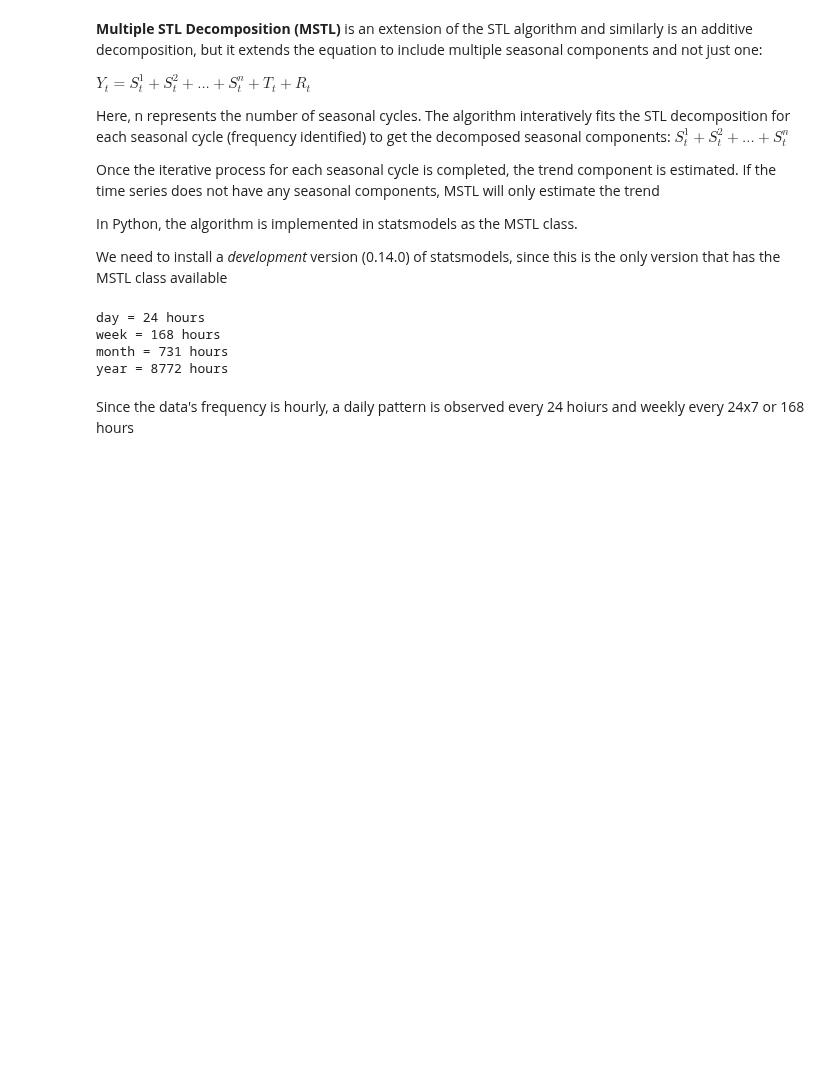
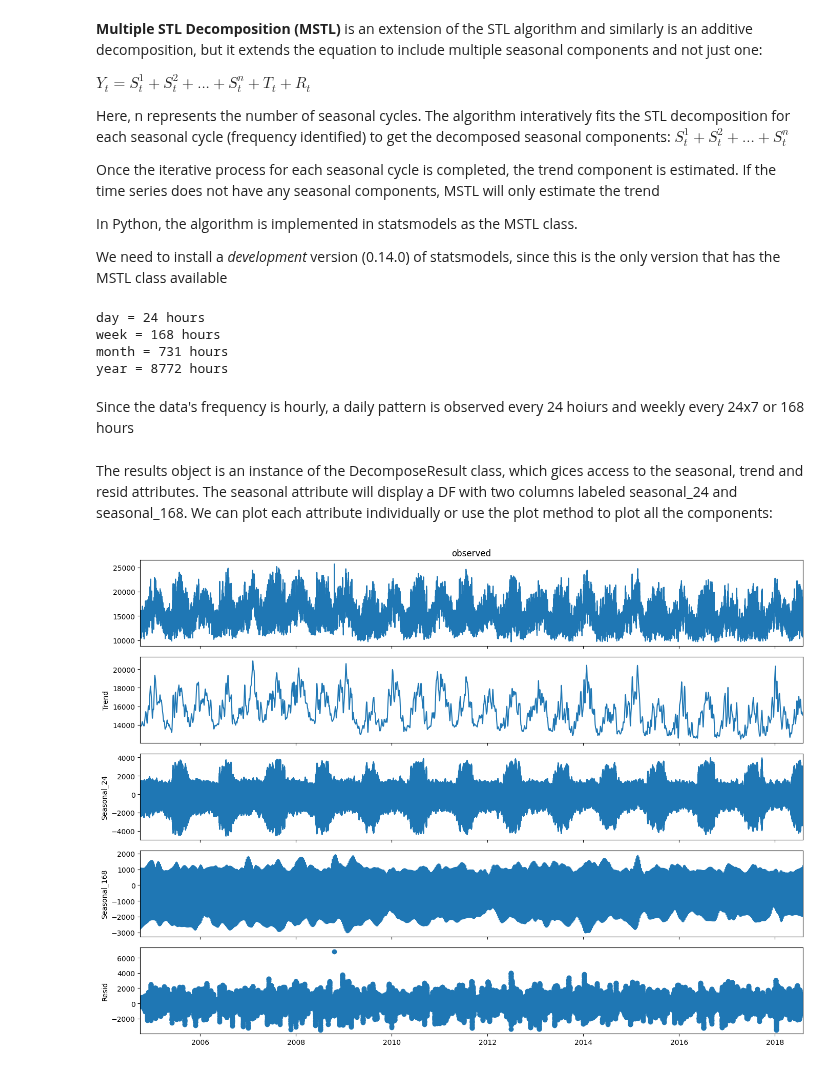
Before and after one commit to LaurbergMJ/TimeSeriesAnalysisWithPythonCookbook, a Jupyter notebook: Ch15.ipynb, the cells around one changed output. Drawn from its saved outputs; the diff is of its cells as text; code cells hidden in the pictures; blank space fills up the shorter version.

```diff
--- a/Ch15.ipynb
+++ b/Ch15.ipynb
@@ -58,6 +58,9 @@ Once the iterative process for each seasonal cycle is completed, the trend compo
 In Python, the algorithm is implemented in statsmodels as the MSTL class.
 
 We need to install a _development_ version (0.14.0) of statsmodels, since this is the only version that has the MSTL class available
+# %%
+from statsmodels.tsa.seasonal import MSTL
+plt.rcParams["figure.figsize"] = [14, 10]
 # %%
 day = 24
 week = day*7
@@ -84,3 +87,9 @@ Since the data's frequency is hourly, a daily pattern is observed every 24 hoiur
 # S_1{24} and S_2{24*7}, then the trend, and finally the remainder:
 
 results = mstl.fit()
+# %% [markdown]
+The results object is an instance of the DecomposeResult class, which gices access to the seasonal, trend and resid attributes. The seasonal attribute will display a DF with two columns labeled seasonal_24 and seasonal_168. We can plot each attribute individually or use the plot method to plot all the components:
+# %%
+ax = results.plot()
+# %% [output]
+[figure, added]
```
Also changed, not shown: parts of 2 cells of this notebook.
